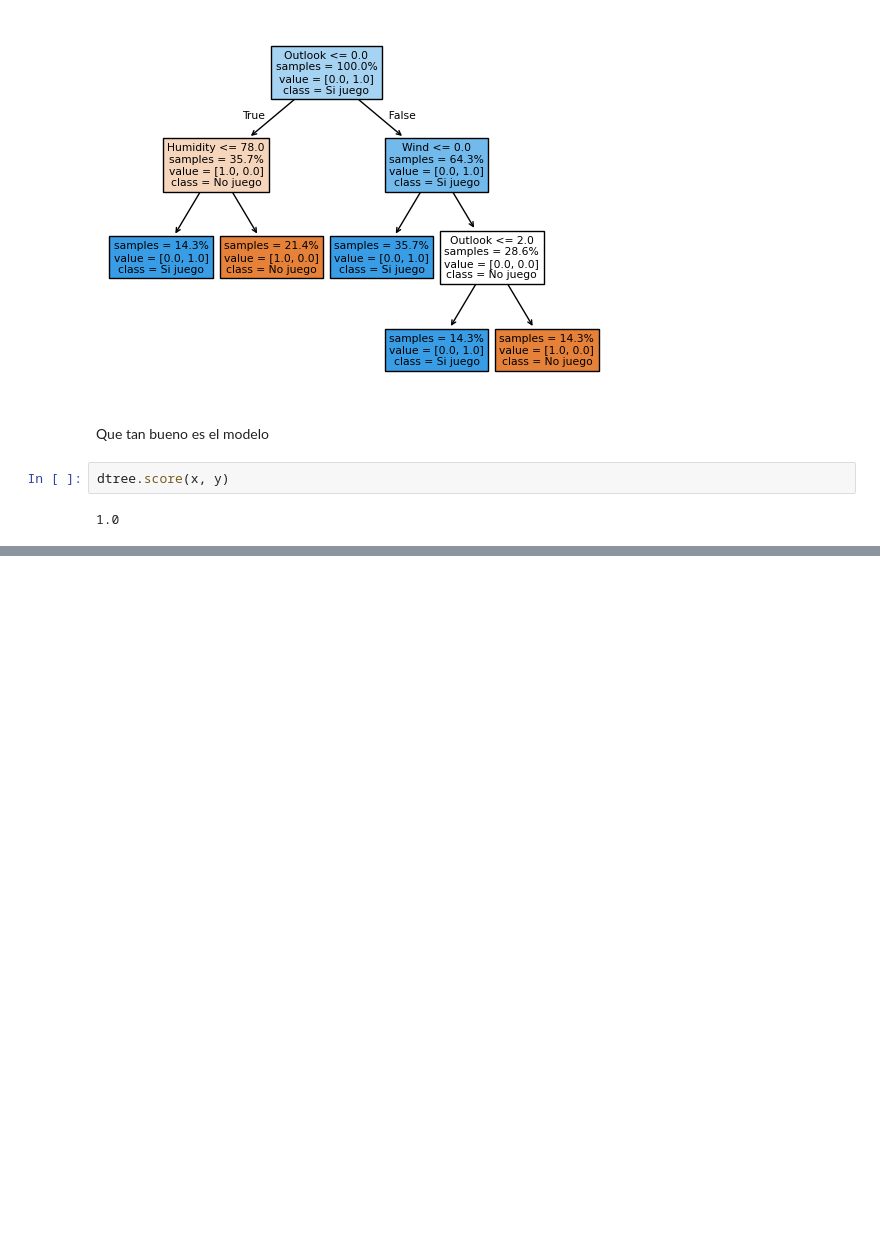
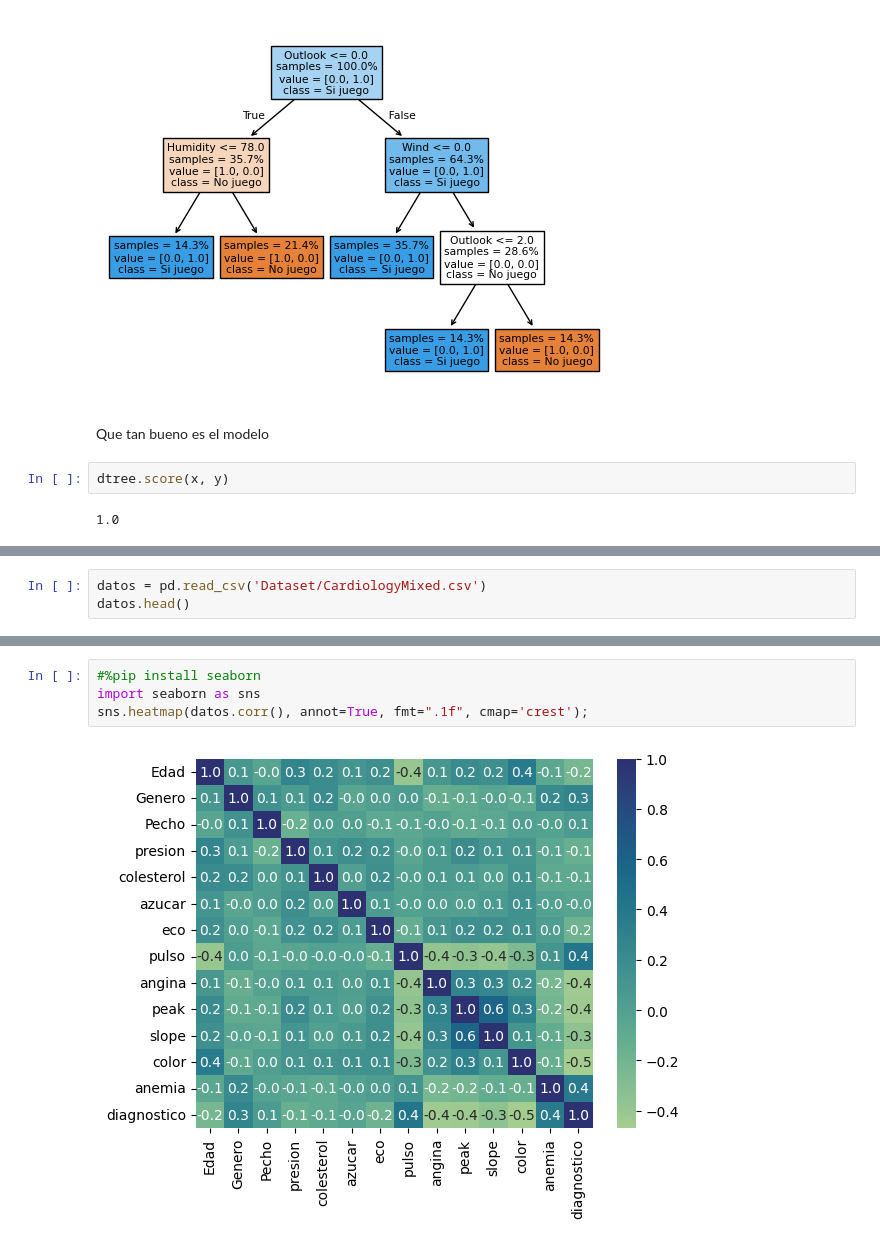
Before and after one commit to DannyDev18/business-intelligence, a Jupyter notebook: ArbolesDecision/arbol_decision.ipynb, the cells around one changed output, grey strips where cells are left out. Saved outputs shown, nothing was run; the diff lists cells and outputs as text; blank space fills up the shorter version.

```diff
--- a/ArbolesDecision/arbol_decision.ipynb
+++ b/ArbolesDecision/arbol_decision.ipynb
@@ -457,0 +460,3 @@ dtree.score(x, y)
+# %%
+datos = pd.read_csv('Dataset/CardiologyMixed.csv')
+datos.head()
@@ -457,0 +531,6 @@ dtree.score(x, y)
+# %%
+#%pip install seaborn
+import seaborn as sns
+sns.heatmap(datos.corr(), annot=True, fmt=".1f", cmap='crest');
+# %% [output]
+[figure, added]
```
Also changed, not shown: parts of 30 cells of this notebook, 2 other files.
